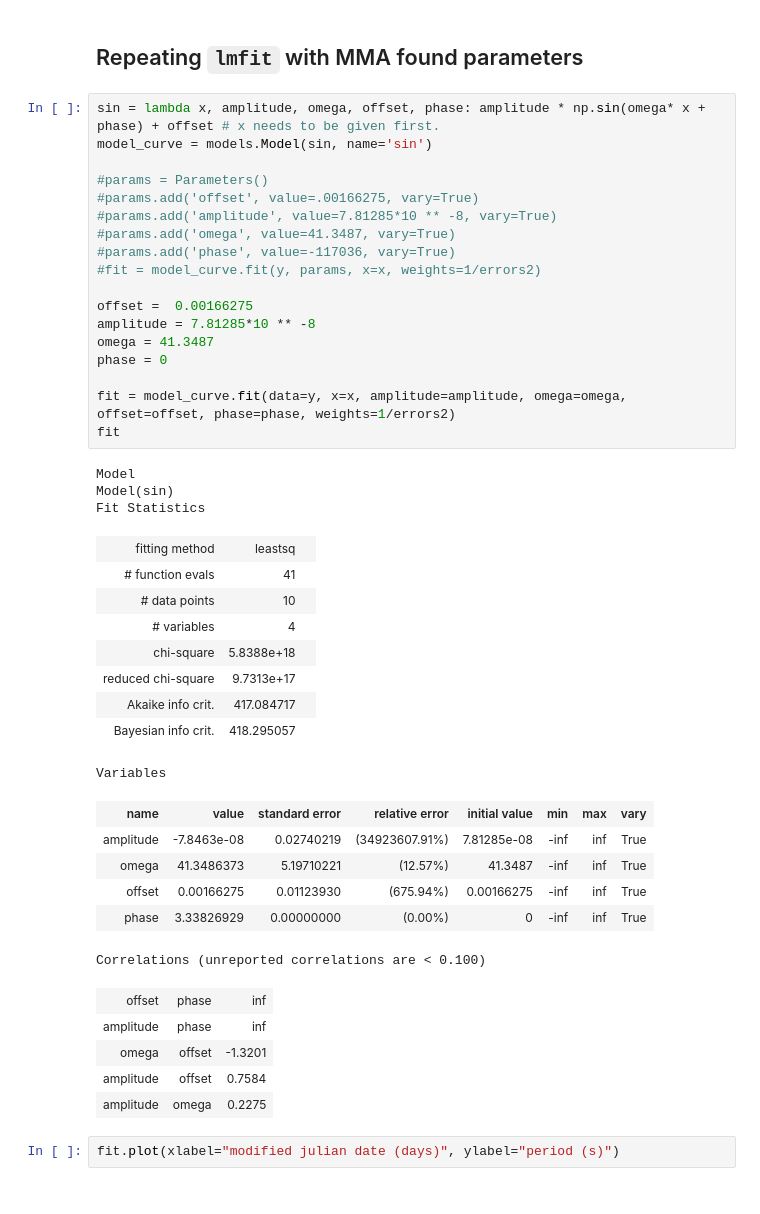
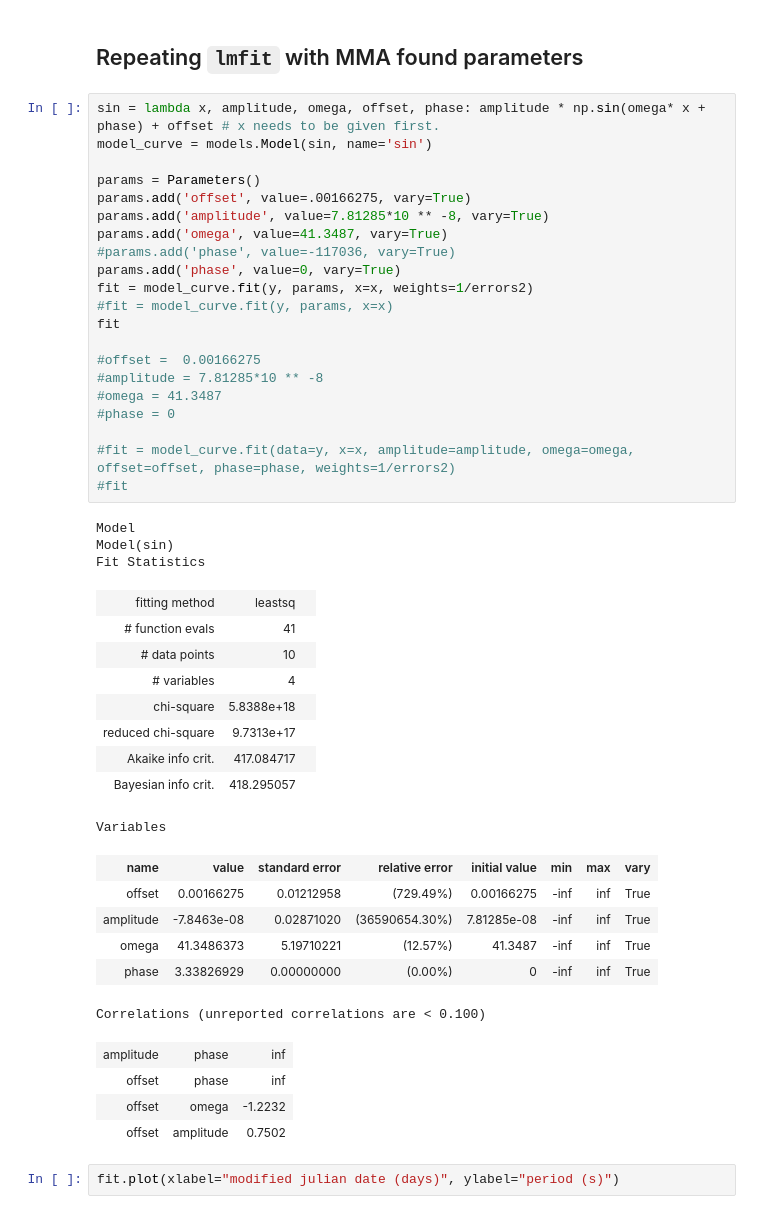
Before and after one commit to Yousousen/pulsar_analysis, a Jupyter notebook: src/script/pulsar2.ipynb, the cells around one changed output. Saved outputs shown, nothing was run; the diff lists cells and outputs as text.

```diff
--- a/src/script/pulsar2.ipynb
+++ b/src/script/pulsar2.ipynb
@@ -658,45 +658,47 @@ plt.ticklabel_format(style = 'plain')
 # %%
 sin = lambda x, amplitude, omega, offset, phase: amplitude * np.sin(omega* x + phase) + offset # x needs to be given first.
 model_curve = models.Model(sin, name='sin')
 
-#params = Parameters()
-#params.add('offset', value=.00166275, vary=True)
-#params.add('amplitude', value=7.81285*10 ** -8, vary=True)
-#params.add('omega', value=41.3487, vary=True)
+params = Parameters()
+params.add('offset', value=.00166275, vary=True)
+params.add('amplitude', value=7.81285*10 ** -8, vary=True)
+params.add('omega', value=41.3487, vary=True)
 #params.add('phase', value=-117036, vary=True)
-#fit = model_curve.fit(y, params, x=x, weights=1/errors2)
+params.add('phase', value=0, vary=True)
+fit = model_curve.fit(y, params, x=x, weights=1/errors2)
+#fit = model_curve.fit(y, params, x=x)
+fit
 
-offset =  0.00166275
-amplitude = 7.81285*10 ** -8
-omega = 41.3487
-phase = 0
+#offset =  0.00166275
+#amplitude = 7.81285*10 ** -8
+#omega = 41.3487
+#phase = 0
 
-fit = model_curve.fit(data=y, x=x, amplitude=amplitude, omega=omega, offset=offset, phase=phase, weights=1/errors2)
-fit
+#fit = model_curve.fit(data=y, x=x, amplitude=amplitude, omega=omega, offset=offset, phase=phase, weights=1/errors2)
+#fit
 # %% [output]
 Model
 Model(sin)
 Fit Statistics
 | fitting method | leastsq |  |
 | # function evals | 41 |  |
 | # data points | 10 |  |
 | # variables | 4 |  |
 | chi-square | 5.8388e+18 |  |
 | reduced chi-square | 9.7313e+17 |  |
 | Akaike info crit. | 417.084717 |  |
 | Bayesian info crit. | 418.295057 |  |
 Variables
 | name | value | standard error | relative error | initial value | min | max | vary |
-| amplitude | -7.8463e-08 | 0.02740219 | (34923607.91%) | 7.81285e-08 | -inf | inf | True |
+| offset | 0.00166275 | 0.01212958 | (729.49%) | 0.00166275 | -inf | inf | True |
+| amplitude | -7.8463e-08 | 0.02871020 | (36590654.30%) | 7.81285e-08 | -inf | inf | True |
 | omega | 41.3486373 | 5.19710221 | (12.57%) | 41.3487 | -inf | inf | True |
-| offset | 0.00166275 | 0.01123930 | (675.94%) | 0.00166275 | -inf | inf | True |
 | phase | 3.33826929 | 0.00000000 | (0.00%) | 0 | -inf | inf | True |
 Correlations (unreported correlations are < 0.100)
+| amplitude | phase | inf |
 | offset | phase | inf |
-| amplitude | phase | inf |
-| omega | offset | -1.3201 |
-| amplitude | offset | 0.7584 |
-| amplitude | omega | 0.2275 |
+| offset | omega | -1.2232 |
+| offset | amplitude | 0.7502 |
 # %%
 fit.plot(xlabel="modified julian date (days)", ylabel="period (s)")
 # %% [output]
```
Also changed, not shown: 2 other files.
